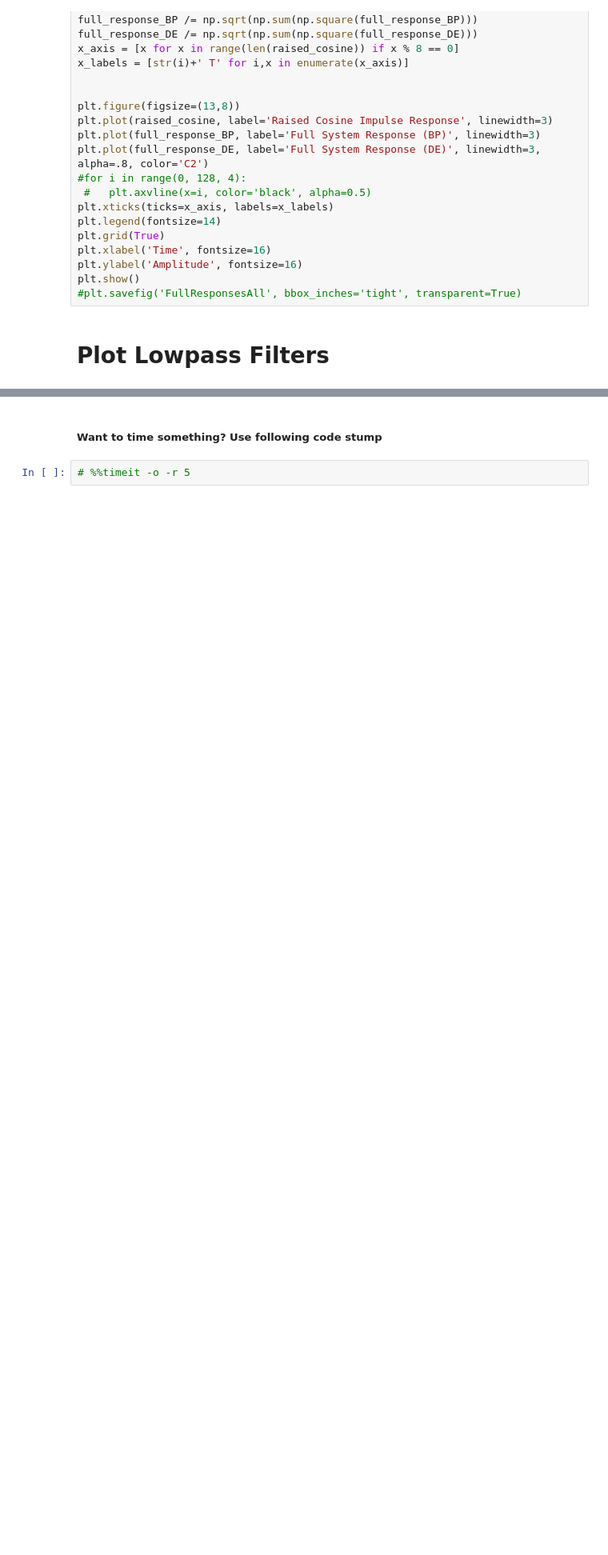
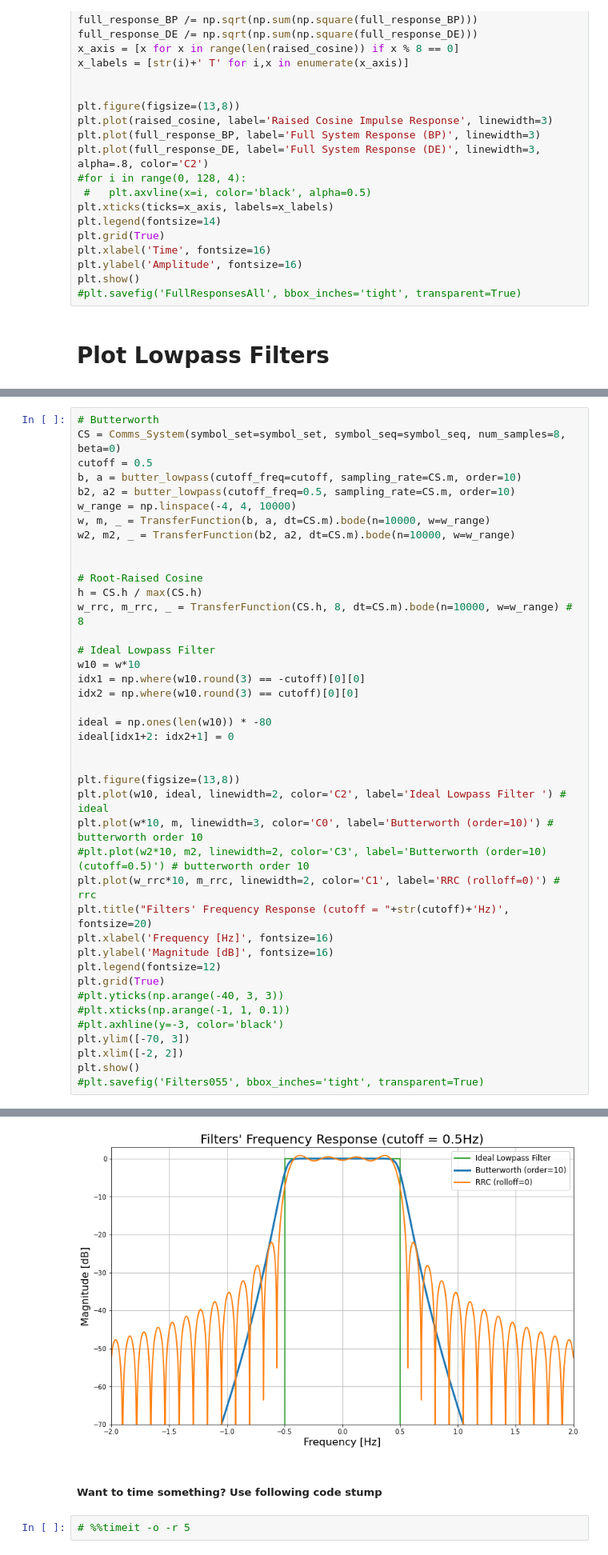
Before and after one commit to FaxMan1/Master-Thesis, a Jupyter notebook: Jupyter/main_CS.ipynb, the cells around one changed output, grey strips where cells are left out. Shown at 80% size. Cells and saved outputs as stored; diff of their text form; blank space fills up the shorter version.

```diff
--- a/Jupyter/main_CS.ipynb
+++ b/Jupyter/main_CS.ipynb
@@ -575,0 +582,42 @@ plt.show()
+# %%
+# Butterworth
+CS = Comms_System(symbol_set=symbol_set, symbol_seq=symbol_seq, num_samples=8, beta=0)
+cutoff = 0.5
+b, a = butter_lowpass(cutoff_freq=cutoff, sampling_rate=CS.m, order=10)
+b2, a2 = butter_lowpass(cutoff_freq=0.5, sampling_rate=CS.m, order=10)
+w_range = np.linspace(-4, 4, 10000)
+w, m, _ = TransferFunction(b, a, dt=CS.m).bode(n=10000, w=w_range)
+w2, m2, _ = TransferFunction(b2, a2, dt=CS.m).bode(n=10000, w=w_range)
+
+
+# Root-Raised Cosine
+h = CS.h / max(CS.h)
+w_rrc, m_rrc, _ = TransferFunction(CS.h, 8, dt=CS.m).bode(n=10000, w=w_range) # 8
+
+# Ideal Lowpass Filter
+w10 = w*10
+idx1 = np.where(w10.round(3) == -cutoff)[0][0]
+idx2 = np.where(w10.round(3) == cutoff)[0][0]
+
+ideal = np.ones(len(w10)) * -80
+ideal[idx1+2: idx2+1] = 0
+
+
+plt.figure(figsize=(13,8))
+plt.plot(w10, ideal, linewidth=2, color='C2', label='Ideal Lowpass Filter ') # ideal
+plt.plot(w*10, m, linewidth=3, color='C0', label='Butterworth (order=10)') # butterworth order 10
+#plt.plot(w2*10, m2, linewidth=2, color='C3', label='Butterworth (order=10) (cutoff=0.5)') # butterworth order 10
+plt.plot(w_rrc*10, m_rrc, linewidth=2, color='C1', label='RRC (rolloff=0)') # rrc
+plt.title("Filters' Frequency Response (cutoff = "+str(cutoff)+'Hz)', fontsize=20)
+plt.xlabel('Frequency [Hz]', fontsize=16)
+plt.ylabel('Magnitude [dB]', fontsize=16)
+plt.legend(fontsize=12)
+plt.grid(True)
+#plt.yticks(np.arange(-40, 3, 3))
+#plt.xticks(np.arange(-1, 1, 0.1))
+#plt.axhline(y=-3, color='black')
+plt.ylim([-70, 3])
+plt.xlim([-2, 2])
+plt.show()
+#plt.savefig('Filters055', bbox_inches='tight', transparent=True)
+# %% [output]
@@ -576,3 +626,4 @@ plt.show()
+[figure, added]
 # %% [markdown]
 ##### Want to time something? Use following code stump
 # %%
```
Also changed, not shown: parts of 18 cells of this notebook, 6 other files.
